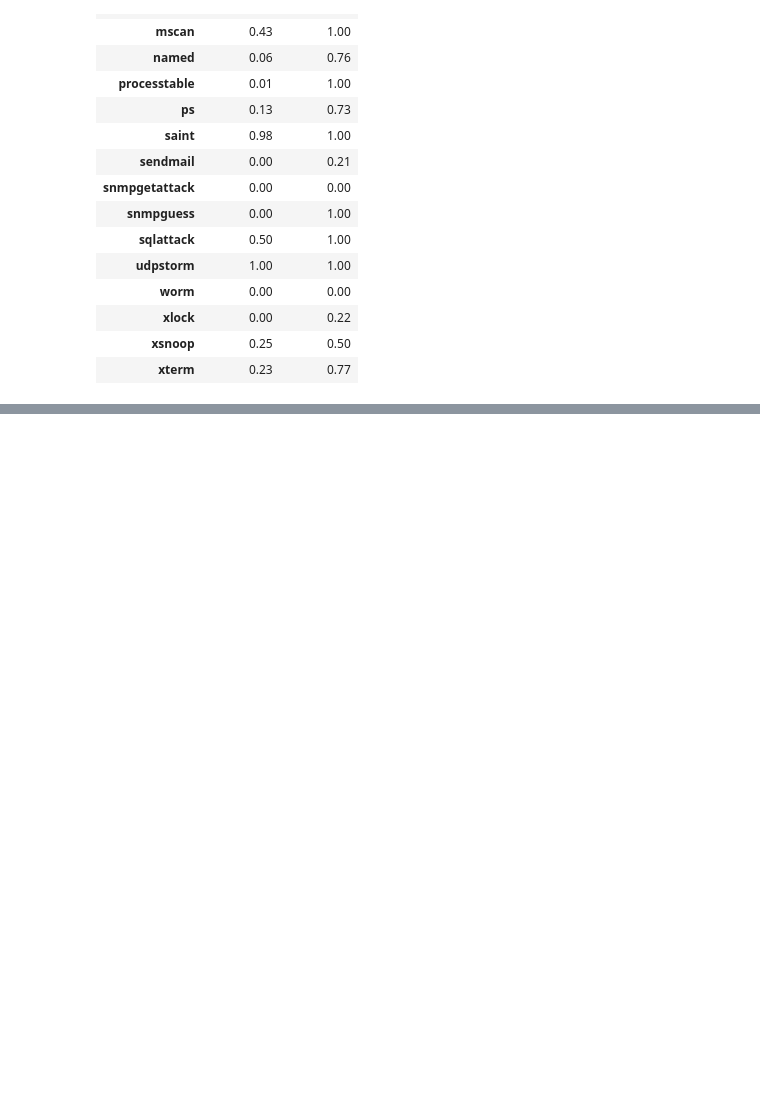
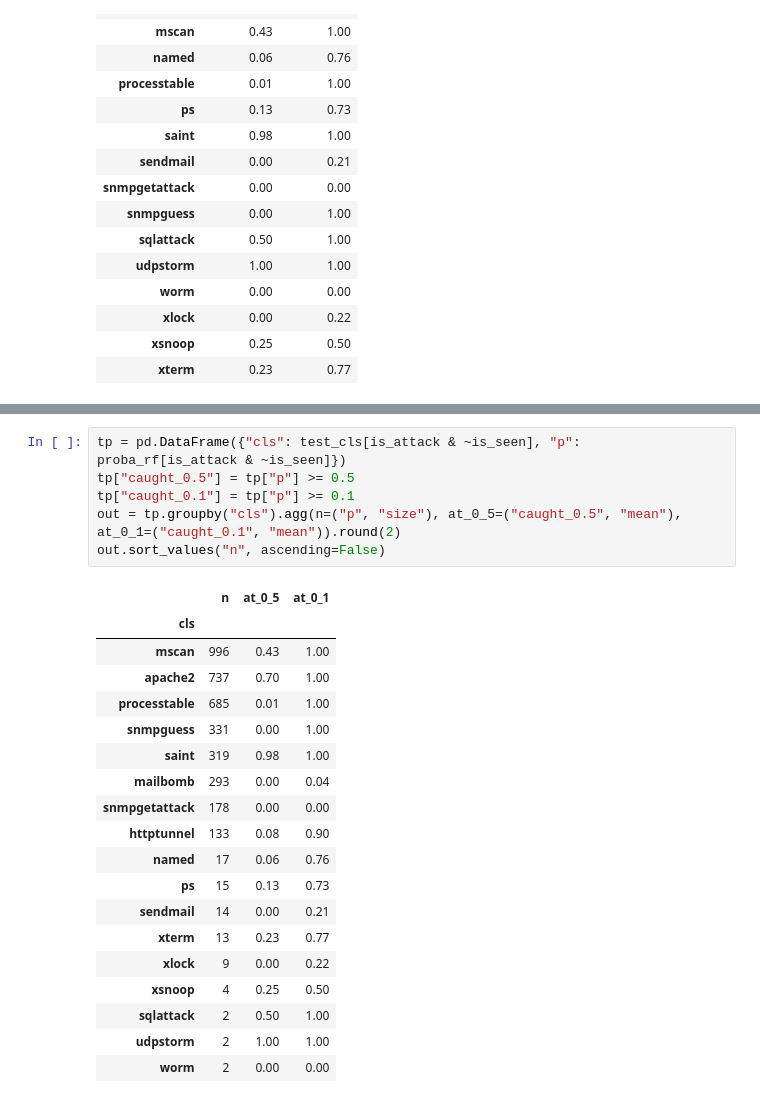
Before and after one commit to shlok3664/spiral, a Jupyter notebook: notebooks/01_baseline.ipynb, the cells around one changed output, grey strips where cells are left out. Drawn from its saved outputs; the diff is of its cells as text; blank space fills up the shorter version.

```diff
--- a/notebooks/01_baseline.ipynb
+++ b/notebooks/01_baseline.ipynb
@@ -563,0 +786,26 @@ tp.groupby("cls")[["caught_0.5", "caught_0.1"]].agg({"mean"}).round(2)
+# %%
+tp = pd.DataFrame({"cls": test_cls[is_attack & ~is_seen], "p": proba_rf[is_attack & ~is_seen]})
+tp["caught_0.5"] = tp["p"] >= 0.5
+tp["caught_0.1"] = tp["p"] >= 0.1
+out = tp.groupby("cls").agg(n=("p", "size"), at_0_5=("caught_0.5", "mean"), at_0_1=("caught_0.1", "mean")).round(2)
+out.sort_values("n", ascending=False)
+# %% [output]
+|  | n | at_0_5 | at_0_1 |
+| cls |  |  |  |
+| mscan | 996 | 0.43 | 1.00 |
+| apache2 | 737 | 0.70 | 1.00 |
+| processtable | 685 | 0.01 | 1.00 |
+| snmpguess | 331 | 0.00 | 1.00 |
+| saint | 319 | 0.98 | 1.00 |
+| mailbomb | 293 | 0.00 | 0.04 |
+| snmpgetattack | 178 | 0.00 | 0.00 |
+| httptunnel | 133 | 0.08 | 0.90 |
+| named | 17 | 0.06 | 0.76 |
+| ps | 15 | 0.13 | 0.73 |
+| sendmail | 14 | 0.00 | 0.21 |
+| xterm | 13 | 0.23 | 0.77 |
+| xlock | 9 | 0.00 | 0.22 |
+| xsnoop | 4 | 0.25 | 0.50 |
+| sqlattack | 2 | 0.50 | 1.00 |
+| udpstorm | 2 | 1.00 | 1.00 |
+| worm | 2 | 0.00 | 0.00 |
```
Also changed, not shown: parts of 14 cells of this notebook.
